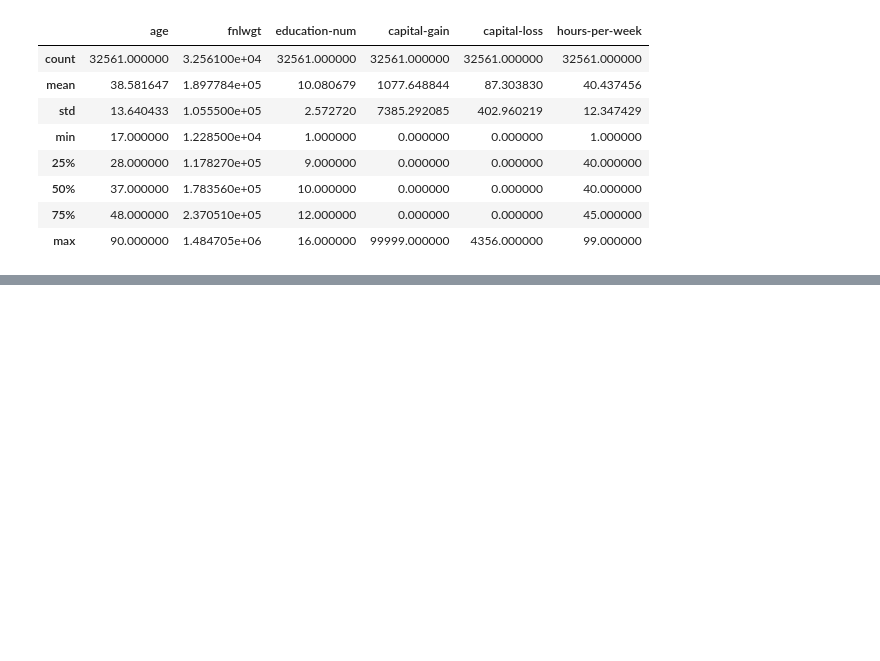
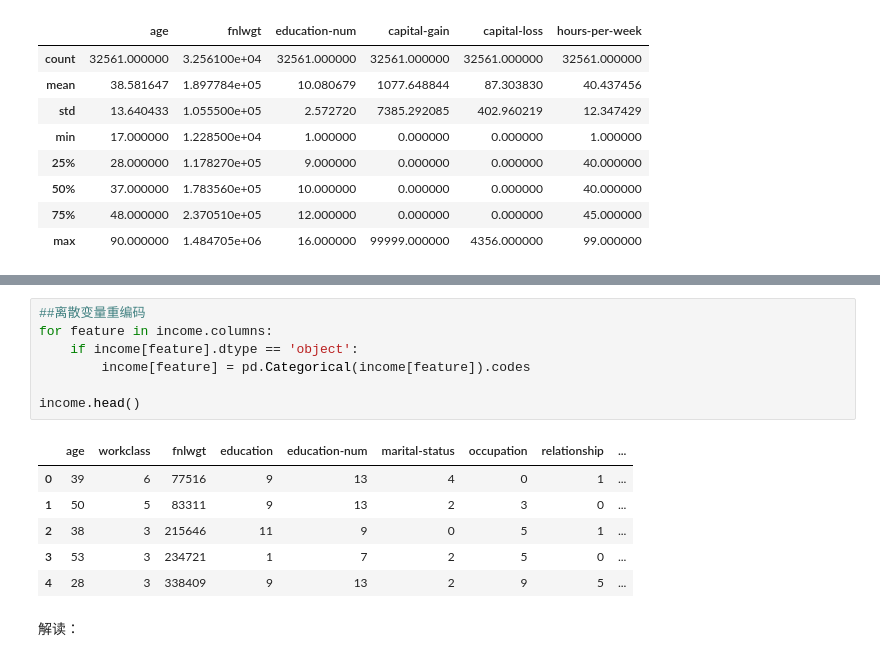
Before and after one commit to fiveyearoldlookingup/Python_Data_analysis-cleaning, a Jupyter notebook: Day 1/code.ipynb, the cells around one changed output, grey strips where cells are left out. Drawn from its saved outputs; the diff is of its cells as text; blank space fills up the shorter version.

```diff
--- a/Day 1/code.ipynb
+++ b/Day 1/code.ipynb
@@ -111,0 +196,16 @@ income.describe(include=['object'])
+# %%
+##离散变量重编码
+for feature in income.columns:
+    if income[feature].dtype == 'object':
+        income[feature] = pd.Categorical(income[feature]).codes
+
+income.head()
+# %% [output]
+|  | age | workclass | fnlwgt | education | education-num | marital-status | occupation | relationship | ... |
+| 0 | 39 | 6 | 77516 | 9 | 13 | 4 | 0 | 1 | ... |
+| 1 | 50 | 5 | 83311 | 9 | 13 | 2 | 3 | 0 | ... |
+| 2 | 38 | 3 | 215646 | 11 | 9 | 0 | 5 | 1 | ... |
+| 3 | 53 | 3 | 234721 | 1 | 7 | 2 | 5 | 0 | ... |
+| 4 | 28 | 3 | 338409 | 9 | 13 | 2 | 9 | 5 | ... |
+# %% [markdown]
+解读：
```
Also changed, not shown: parts of 10 cells of this notebook.
